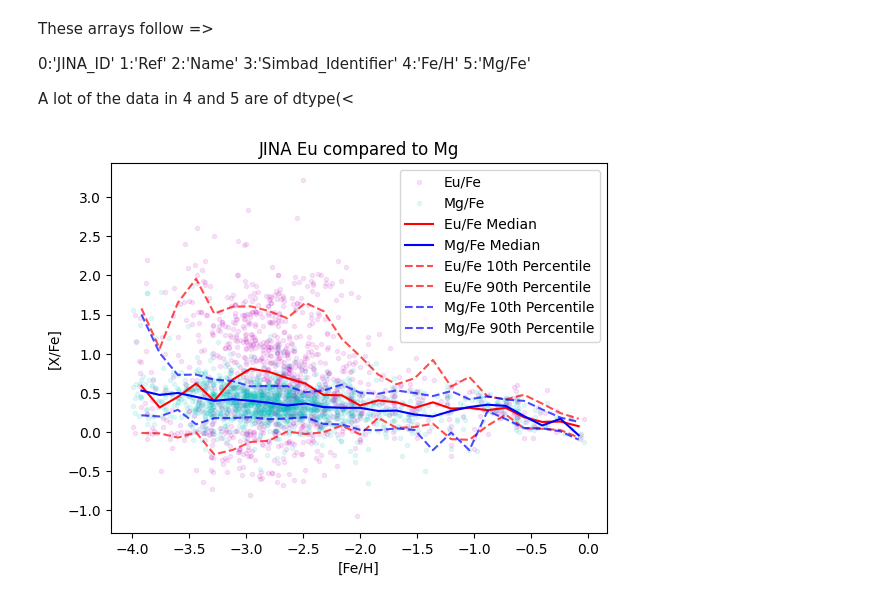
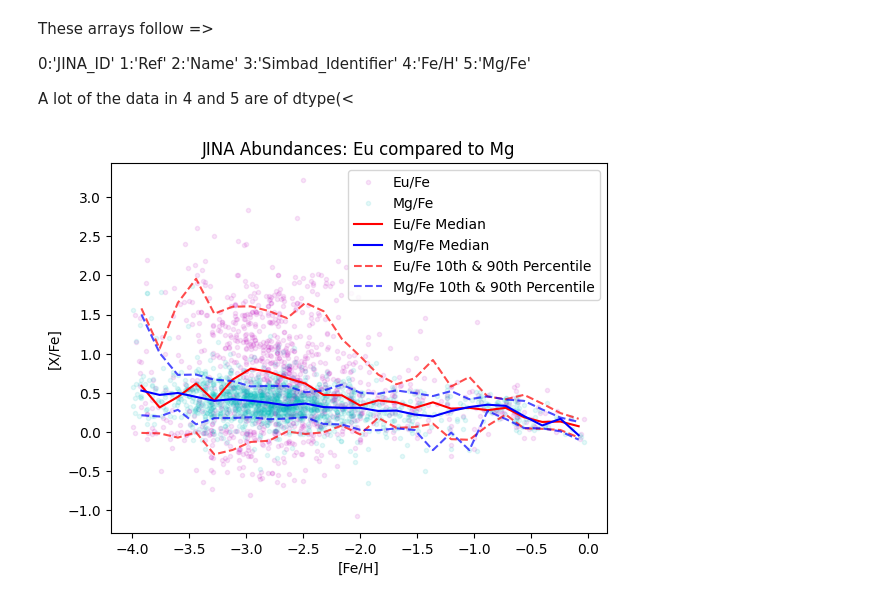
Before and after one commit to StephenJohnson-CardiffUni/ProjectNSNSmerger, a Jupyter notebook: DataLoadAndHandle.ipynb, the cells around one changed output. Saved outputs shown, nothing was run; the diff lists cells and outputs as text; code cells hidden in the pictures.

```diff
--- a/DataLoadAndHandle.ipynb
+++ b/DataLoadAndHandle.ipynb
@@ -58,32 +58,26 @@ A lot of the data in 4 and 5 are of dtype(<
 ##crude attempt to sanatise upper limits to point values
 def sanitize_JINA_Data(array):
     sanitized_data =[]
-    upperLim = []
+    JINAlims = []
     for value in array:
 
       if value.startswith('<'):  # Check for upper limits
           sanitized_data.append(float(value[1:]))  # Replace with limit value (after '<')
-          upperLim.append(1)
+          JINAlims.append(1)
       elif value.startswith('>'):
           sanitized_data.append(float(value[1:]))
-          upperLim.append(-1)
+          JINAlims.append(-1)
       else:
           sanitized_data.append(float(value)) #Convert to float for plotting
-          upperLim.append(0)
+          JINAlims.append(0)
 
     sanitized_data = np.array(sanitized_data)
-    return sanitized_data
+    return sanitized_data , JINAlims
 
-sanitized_EuJINAdataX = sanitize_JINA_Data(EuJINAdata[1:, 4])
-sanitized_EuJINAdataY = sanitize_JINA_Data(EuJINAdata[1:, 5])
-sanitized_MgJINAdataX = sanitize_JINA_Data(MgJINAdata[1:, 4])
-sanitized_MgJINAdataY = sanitize_JINA_Data(MgJINAdata[1:, 5])
-
-
-# print("Data Type of Column 4:", sanitized_MgJINAdataX.dtype)
-# print("Data Type of Column 5:", sanitized_MgJINAdataY.dtype)
-# print("Data Type of Column 4:", sanitized_EuJINAdataX.dtype)
-# print("Data Type of Column 5:", sanitized_EuJINAdataY.dtype)
+sanitized_EuJINAdataX, EuJINAdataXLim = sanitize_JINA_Data(EuJINAdata[1:, 4])
+sanitized_EuJINAdataY, EuJINAdataYLim = sanitize_JINA_Data(EuJINAdata[1:, 5])
+sanitized_MgJINAdataX, MgJINAdataXLim = sanitize_JINA_Data(MgJINAdata[1:, 4])
+sanitized_MgJINAdataY, MgJINAdataYLim = sanitize_JINA_Data(MgJINAdata[1:, 5])
 # %%
 # Define bins
 bins = np.linspace(-4, 4, 51)
@@ -101,28 +95,29 @@ MgJINApercentile90 = [calculate_percentile(sanitized_MgJINAdataY, (sanitized_MgJ
 # %%
 plt.plot(sanitized_EuJINAdataX, sanitized_EuJINAdataY, "m.", label="Eu/Fe", alpha = 0.1)
 plt.plot(sanitized_MgJINAdataX, sanitized_MgJINAdataY,"c.", label="Mg/Fe", alpha = 0.1)
 
 plt.plot(bin_centers, EuJINAmedian, "r-", label="Eu/Fe Median")
 plt.plot(bin_centers, MgJINAmedian, "b-", label="Mg/Fe Median")
 
-plt.plot(bin_centers, EuJINApercentile10, "r--", alpha=0.7, label="Eu/Fe 10th Percentile")
-plt.plot(bin_centers, EuJINApercentile90, "r--", alpha=0.7, label="Eu/Fe 90th Percentile")
-plt.plot(bin_centers, MgJINApercentile10, "b--", alpha=0.7, label="Mg/Fe 10th Percentile")
-plt.plot(bin_centers, MgJINApercentile90, "b--", alpha=0.7, label="Mg/Fe 90th Percentile")
+plt.plot(bin_centers, EuJINApercentile10, "r--", alpha=0.7, label="Eu/Fe 10th & 90th Percentile")
+plt.plot(bin_centers, EuJINApercentile90, "r--", alpha=0.7)
+plt.plot(bin_centers, MgJINApercentile10, "b--", alpha=0.7, label="Mg/Fe 10th & 90th Percentile")
+plt.plot(bin_centers, MgJINApercentile90, "b--", alpha=0.7)
 
 
 plt.legend()
 plt.gca().xaxis.set_major_locator(MaxNLocator(nbins=10))
 plt.gca().yaxis.set_major_locator(MaxNLocator(nbins=10))
 
 plt.xlabel("[Fe/H]")
 plt.ylabel("[X/Fe]")
 
-plt.title("JINA Eu compared to Mg")
+plt.title("JINA Abundances: Eu compared to Mg")
+plt.savefig("JINAobs.png")
 
 plt.show()
 # %% [output]
-[figure, old version]
+[figure, new version]
 # %%
 SAGAdataMg0 = SAGAtxtRead('/content/cgisess_Mg_CEMP-no_MS.dat')
 SAGAdataMg1 = SAGAtxtRead('/content/cgisess_Mg_CEMP-no_RGB.dat')
```
Also changed, not shown: parts of 4 cells of this notebook.
